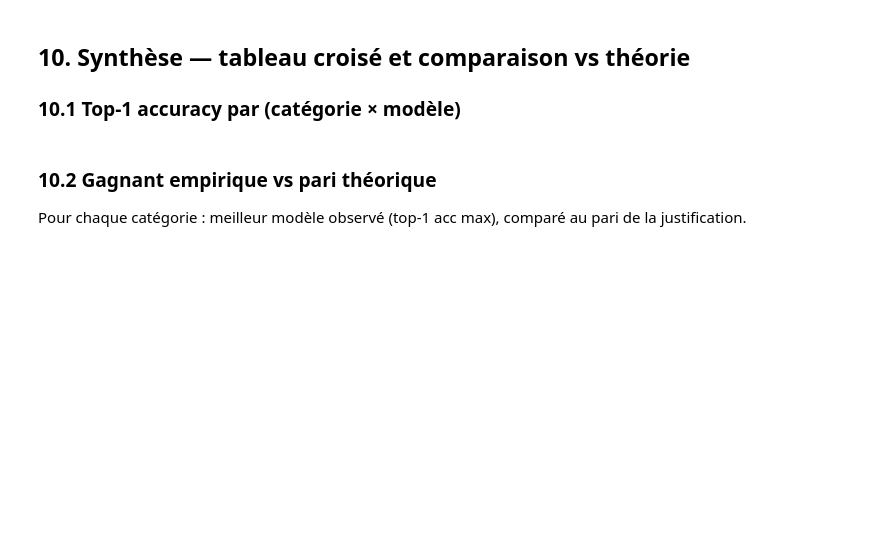
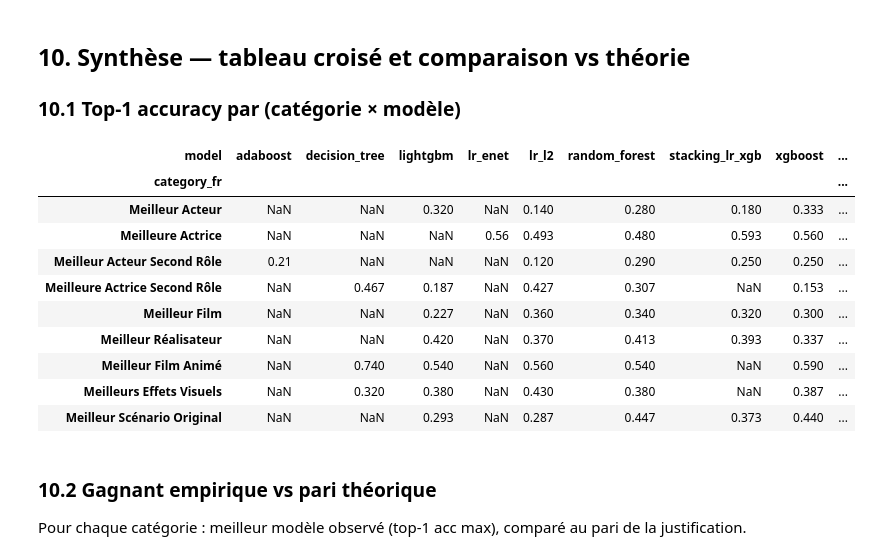
Before and after one commit to jbouniol/albert-ml-oscar-predictions, a Jupyter notebook: Notebooks/Model_experimentation.ipynb, the cells around one changed output. Drawn from its saved outputs; the diff is of its cells as text; code cells hidden in the pictures; blank space fills up the shorter version.

```diff
--- a/Notebooks/Model_experimentation.ipynb
+++ b/Notebooks/Model_experimentation.ipynb
@@ -591,5 +722,6 @@ Pour chaque catégorie, les 5 modèles candidats listés dans la justification (
 # %%
-MODEL_PLAN: dict[str, list[str]] = {
+# Modèles "ML" candidats — ordre du tableau §14 de la justification
+ML_MODEL_PLAN: dict[str, list[str]] = {
     'Best Actor in a Leading Role':        ['lr_l2', 'random_forest', 'xgboost', 'lightgbm', 'stacking_lr_xgb'],
     'Best Actress in a Leading Role':      ['lr_l2', 'lr_enet', 'random_forest', 'xgboost', 'stacking_lr_xgb'],
     'Best Actor in a Supporting Role':     ['lr_l2', 'random_forest', 'adaboost', 'xgboost', 'stacking_lr_xgb'],
@@ -601,7 +733,28 @@ MODEL_PLAN: dict[str, list[str]] = {
     'Best Writing (Original Screenplay)':  ['lr_l2', 'random_forest', 'xgboost', 'lightgbm', 'stacking_lr_xgb'],
 }
 
+
+def _baselines_for(category: str) -> list[str]:
+    """Choisit la baseline heuristique adaptée (personne vs film)."""
+    most = 'baseline_most_noms_person' if category in PERSON_CATEGORIES else 'baseline_most_noms_film'
+    return ['baseline_random', most]
+
+
+# MODEL_PLAN final = baselines + modèles ML (baselines en premier pour les voir sur le print)
+MODEL_PLAN: dict[str, list[str]] = {
+    cat: _baselines_for(cat) + ml_models
+    for cat, ml_models in ML_MODEL_PLAN.items()
+}
+
+# Pour la synthèse : qui est "baseline" / "ML" ?
+BASELINE_MODELS = {'baseline_random', 'baseline_most_noms_person', 'baseline_most_noms_film'}
+
 MODEL_FACTORIES = {
+    # Baselines
+    'baseline_random':           make_baseline_random,
+    'baseline_most_noms_person': make_baseline_most_nominated_person,
+    'baseline_most_noms_film':   make_baseline_most_nominated_film,
+    # ML
     'lr_l2':           make_lr_l2,
     'lr_enet':         make_lr_enet,
     'decision_tree':   make_decision_tree,
@@ -646,19 +799,22 @@ for cat_en, cat_fr in TARGETS.items():
         except Exception as e:
             print(f'  [ERR] {model_name}: {type(e).__name__}: {e}')
             metrics = {'top1_acc': float('nan'), 'top1_std': float('nan'),
-                       'pr_auc': float('nan'), 'log_loss': float('nan'),
-                       'n_years_evaluated': 0}
+                       'pr_auc': float('nan'), 'pr_auc_std': float('nan'),
+                       'log_loss': float('nan'),
+                       'n_folds': 0, 'n_years_evaluated': 0}
 
         results.append({
             'category_fr': cat_fr,
             'category': cat_en,
             'model': model_name,
+            'is_baseline': model_name in BASELINE_MODELS,
             'is_theoretical_pick': model_name == THEORETICAL_PICK[cat_en],
             'n': len(y_cat),
             'base_rate': base_rate,
             **metrics,
         })
-        print(f'  {model_name:18s}  top1={metrics["top1_acc"]:.3f}  '
+        tag = '[BASE]' if model_name in BASELINE_MODELS else '      '
+        print(f'  {tag} {model_name:26s}  top1={metrics["top1_acc"]:.3f} ± {metrics["top1_std"]:.3f}  '
               f'PR-AUC={metrics["pr_auc"]:.3f}  log-loss={metrics["log_loss"]:.3f}')
 
 results_df = pd.DataFrame(results)
@@ -668,11 +842,29 @@ print(f'\n✅ Évaluation terminée : {len(results_df)} couples (catégorie × m
 
 ### 10.1 Top-1 accuracy par (catégorie × modèle)
 # %%
+# Pivot : (catégorie × modèle) → top-1 acc, baselines à droite pour comparaison visuelle
+ml_models = sorted({m for ms in ML_MODEL_PLAN.values() for m in ms})
+base_models = ['baseline_random', 'baseline_most_noms_person', 'baseline_most_noms_film']
+col_order = ml_models + base_models
+
 pivot = (results_df
          .pivot_table(index='category_fr', columns='model', values='top1_acc')
-         .reindex(index=[TARGETS[c] for c in TARGETS])
+         .reindex(index=[TARGETS[c] for c in TARGETS],
+                  columns=[c for c in col_order if c in results_df['model'].unique()])
          .round(3))
 pivot
+# %% [output]
+| model | adaboost | decision_tree | lightgbm | lr_enet | lr_l2 | random_forest | stacking_lr_xgb | xgboost | ... |
+| category_fr |  |  |  |  |  |  |  |  | ... |
+| Meilleur Acteur | NaN | NaN | 0.320 | NaN | 0.140 | 0.280 | 0.180 | 0.333 | ... |
+| Meilleure Actrice | NaN | NaN | NaN | 0.56 | 0.493 | 0.480 | 0.593 | 0.560 | ... |
+| Meilleur Acteur Second Rôle | 0.21 | NaN | NaN | NaN | 0.120 | 0.290 | 0.250 | 0.250 | ... |
+| Meilleure Actrice Second Rôle | NaN | 0.467 | 0.187 | NaN | 0.427 | 0.307 | NaN | 0.153 | ... |
+| Meilleur Film | NaN | NaN | 0.227 | NaN | 0.360 | 0.340 | 0.320 | 0.300 | ... |
+| Meilleur Réalisateur | NaN | NaN | 0.420 | NaN | 0.370 | 0.413 | 0.393 | 0.337 | ... |
+| Meilleur Film Animé | NaN | 0.740 | 0.540 | NaN | 0.560 | 0.540 | NaN | 0.590 | ... |
+| Meilleurs Effets Visuels | NaN | 0.320 | 0.380 | NaN | 0.430 | 0.380 | NaN | 0.387 | ... |
+| Meilleur Scénario Original | NaN | NaN | 0.293 | NaN | 0.287 | 0.447 | 0.373 | 0.440 | ... |
 # %% [markdown]
 ### 10.2 Gagnant empirique vs pari théorique
 
```
Also changed, not shown: parts of 17 cells of this notebook.
